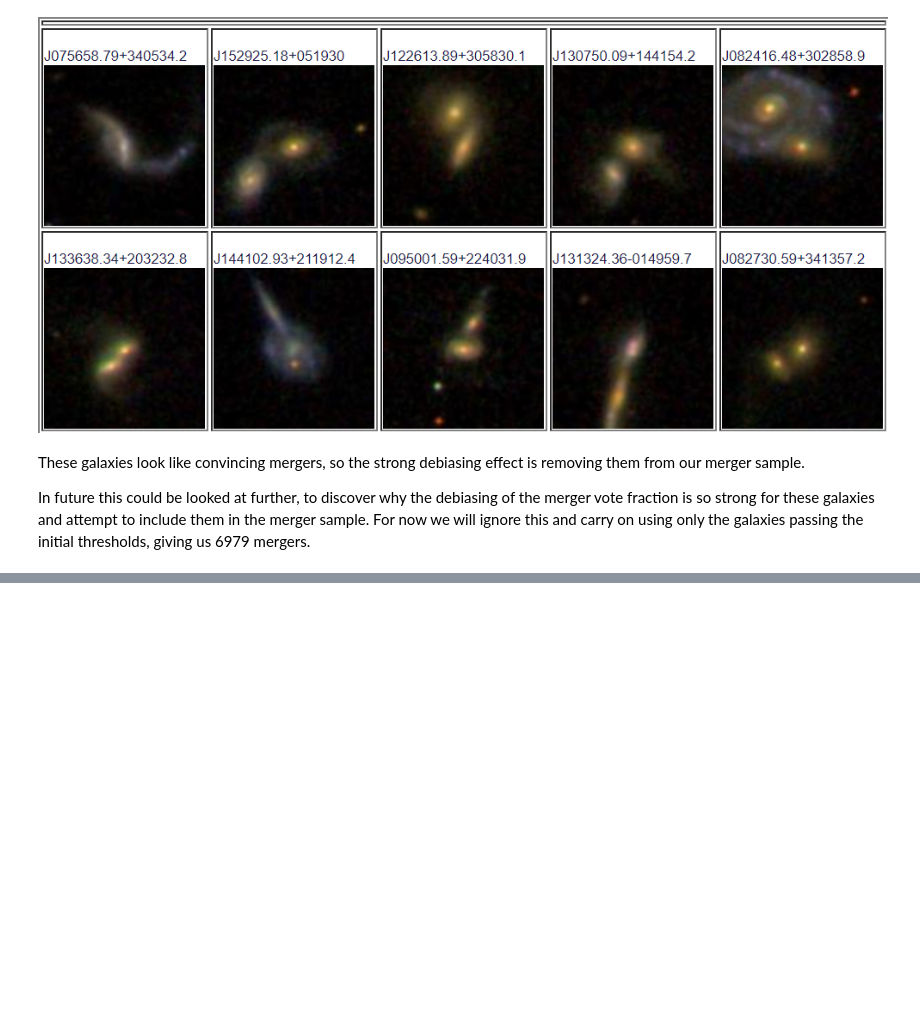
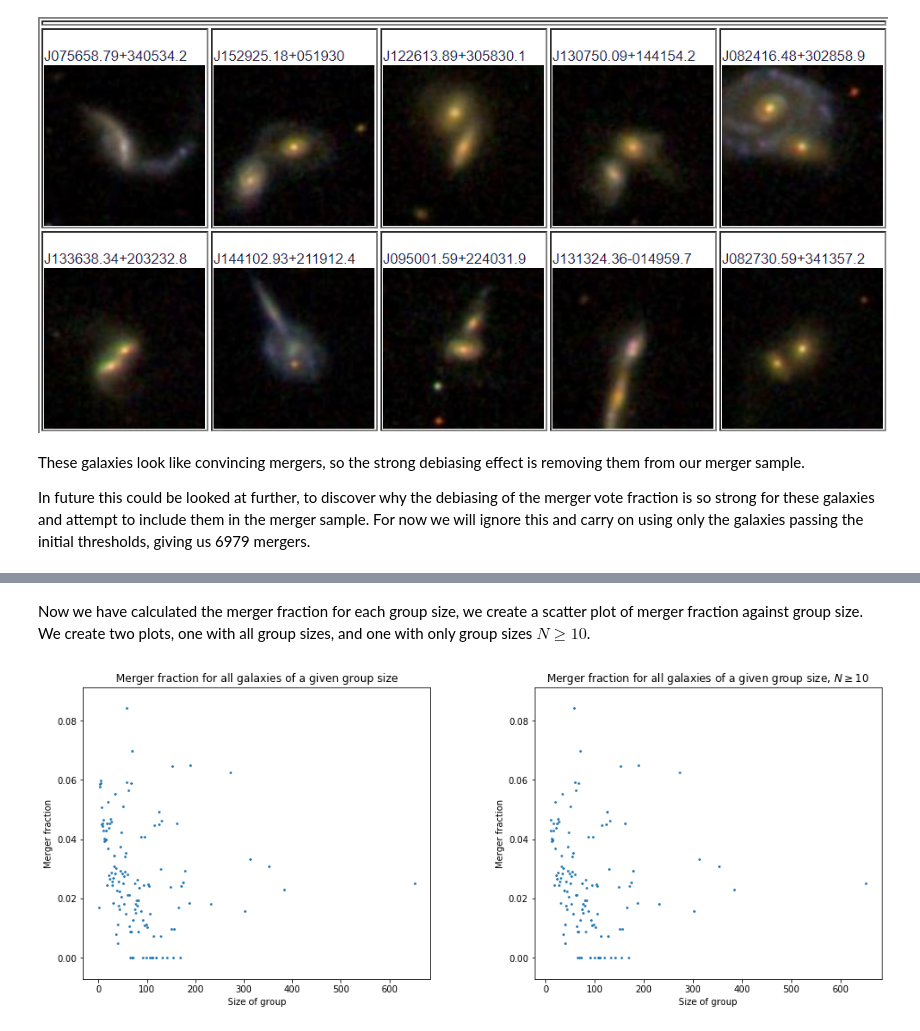
Before and after one commit to tplews98/MPhys_Project, a Jupyter notebook: MT_Week3&4_Groups.ipynb, the cells around one changed output, grey strips where cells are left out. Saved outputs shown, nothing was run; the diff lists cells and outputs as text; code cells hidden in the pictures; blank space fills up the shorter version.

Commit message:
GZ2 data with groups

```diff
--- a/MT_Week3&4_Groups.ipynb
+++ b/MT_Week3&4_Groups.ipynb
@@ -370,0 +376,37 @@ In future this could be looked at further, to discover why the debiasing of the
+# %%
+gz2_data_pandas = gz2_data.to_pandas()
+group_sizes_unique = np.sort(gz2_data_pandas["group_size"].unique())
+
+merger_fraction_group = np.zeros((len(group_sizes_unique), 2))
+i=0
+for x in group_sizes_unique:
+    galaxies_of_group_size = gz2_data_pandas[gz2_data_pandas["group_size"] == x]
+    merger_fraction_group[i, 0] = x
+    merger_fraction_group[i, 1] = sum(galaxies_of_group_size["merger_yes"] == 1) / len(galaxies_of_group_size)
+    i += 1
+
+merger_fraction_group_big = merger_fraction_group[merger_fraction_group[:, 0] >= 10]
+# %% [markdown]
+Now we have calculated the merger fraction for each group size, we create a scatter plot of merger fraction against group size. We create two plots, one with all group sizes, and one with only group sizes $N \geq 10$.
+# %%
+fig, ax = plt.subplots(1, 2, figsize=(16,6))
+
+# Plot a scatter plot of group completeness for all groups in GZ2
+ax[0].scatter(merger_fraction_group[:,0], merger_fraction_group[:,1], s=3)
+# ax[0].set_xscale("log")
+ax[0].set_xlabel("Size of group")
+ax[0].set_ylabel("Merger fraction")
+ax[0].set_title("Merger fraction for all galaxies of a given group size")
+
+# Plot a scatter plot of group completeness for groups in GZ2 which are larger than 30 galaxies
+ax[1].scatter(merger_fraction_group_big[:,0], merger_fraction_group_big[:,1], s=3)
+# ax[1].set_xscale("log")
+ax[1].set_xlabel("Size of group")
+ax[1].set_ylabel("Merger fraction")
+ax[1].set_title("Merger fraction for all galaxies of a given group size, $N \geq 10$")
+
+fig.subplots_adjust(wspace=0.3)
+
+plt.show()
+# %% [output]
+[figure, added]
```
Also changed, not shown: parts of 8 cells of this notebook.
